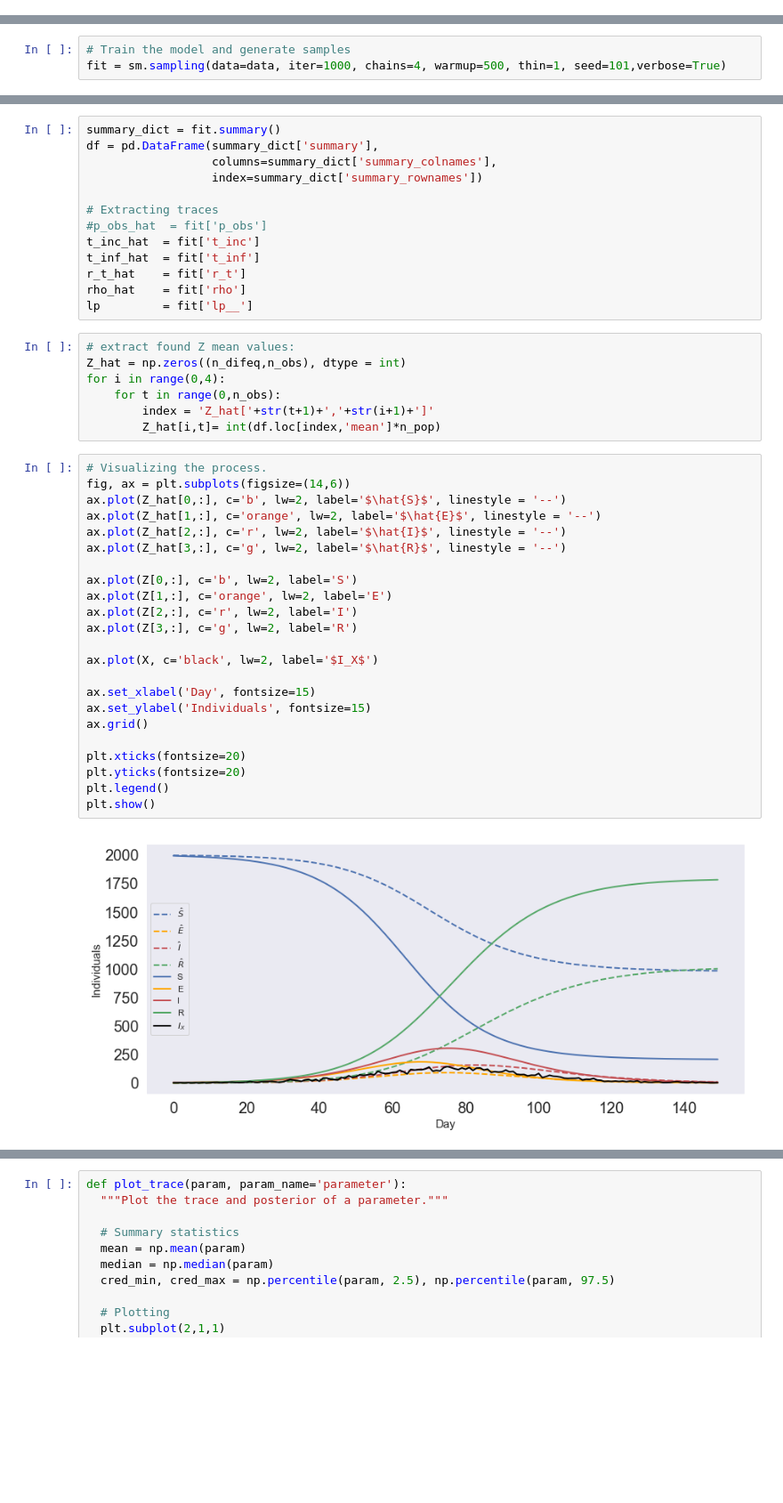
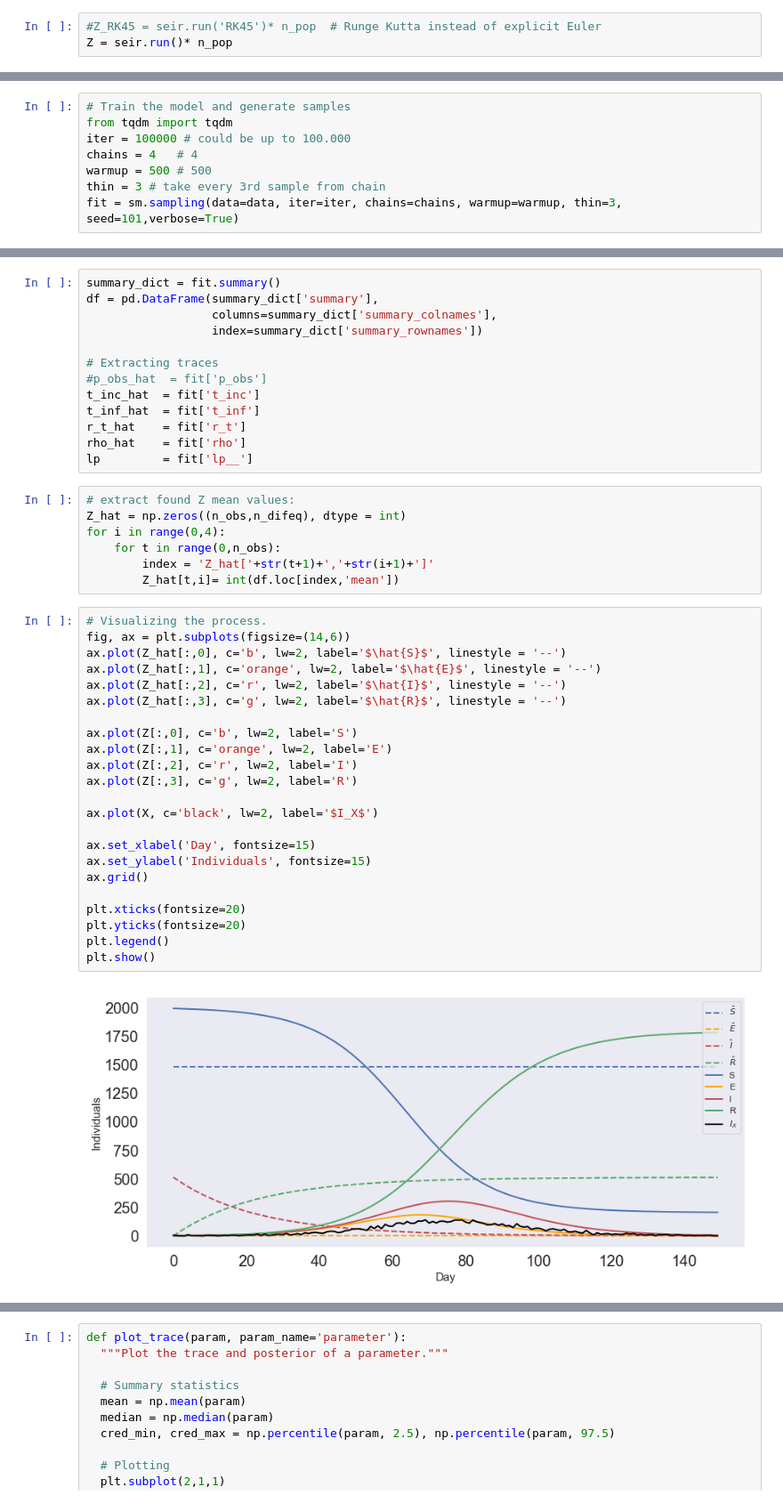
Before and after one commit to paulttt/SARS-CoV-2, a Jupyter notebook: HMM.ipynb, the cells around one changed output, grey strips where cells are left out. Shown at 89% size. Saved outputs shown, nothing was run; the diff lists cells and outputs as text; blank space fills up the shorter version.

```diff
--- a/HMM.ipynb
+++ b/HMM.ipynb
@@ -212 +284,4 @@ For now sample the data from an idealistic model:
+# %%
+#Z_RK45 = seir.run('RK45')* n_pop  # Runge Kutta instead of explicit Euler
+Z = seir.run()* n_pop
 # %%
@@ -275,7 +329,12 @@ data = {'n_obs': n_obs, 'n_theta': n_theta, 'n_difeq': n_difeq, 'n_pop':n_pop, '
 ### Train the model with the data
 # %%
 # Train the model and generate samples
-fit = sm.sampling(data=data, iter=1000, chains=4, warmup=500, thin=1, seed=101,verbose=True)
+from tqdm import tqdm
+iter = 100000 # could be up to 100.000
+chains = 4   # 4
+warmup = 500 # 500
+thin = 3 # take every 3rd sample from chain
+fit = sm.sampling(data=data, iter=iter, chains=chains, warmup=warmup, thin=3, seed=101,verbose=True)
 # %% [output]
 WARNING:pystan:n_eff / iter below 0.001 indicates that the effective sample size has likely been overestimated
 WARNING:pystan:Rhat above 1.1 or below 0.9 indicates that the chains very likely have not mixed
@@ -319,35 +383,35 @@ rho_hat    = fit['rho']
 lp         = fit['lp__']
 # %%
 # extract found Z mean values:
-Z_hat = np.zeros((n_difeq,n_obs), dtype = int)
+Z_hat = np.zeros((n_obs,n_difeq), dtype = int)
 for i in range(0,4):
     for t in range(0,n_obs):
         index = 'Z_hat['+str(t+1)+','+str(i+1)+']'
-        Z_hat[i,t]= int(df.loc[index,'mean']*n_pop)
+        Z_hat[t,i]= int(df.loc[index,'mean'])
 # %%
 # Visualizing the process.
 fig, ax = plt.subplots(figsize=(14,6))
-ax.plot(Z_hat[0,:], c='b', lw=2, label='$\hat{S}$', linestyle = '--')
-ax.plot(Z_hat[1,:], c='orange', lw=2, label='$\hat{E}$', linestyle = '--')
-ax.plot(Z_hat[2,:], c='r', lw=2, label='$\hat{I}$', linestyle = '--')
-ax.plot(Z_hat[3,:], c='g', lw=2, label='$\hat{R}$', linestyle = '--')
+ax.plot(Z_hat[:,0], c='b', lw=2, label='$\hat{S}$', linestyle = '--')
+ax.plot(Z_hat[:,1], c='orange', lw=2, label='$\hat{E}$', linestyle = '--')
+ax.plot(Z_hat[:,2], c='r', lw=2, label='$\hat{I}$', linestyle = '--')
+ax.plot(Z_hat[:,3], c='g', lw=2, label='$\hat{R}$', linestyle = '--')
 
-ax.plot(Z[0,:], c='b', lw=2, label='S')
-ax.plot(Z[1,:], c='orange', lw=2, label='E')
-ax.plot(Z[2,:], c='r', lw=2, label='I')
-ax.plot(Z[3,:], c='g', lw=2, label='R')
+ax.plot(Z[:,0], c='b', lw=2, label='S')
+ax.plot(Z[:,1], c='orange', lw=2, label='E')
+ax.plot(Z[:,2], c='r', lw=2, label='I')
+ax.plot(Z[:,3], c='g', lw=2, label='R')
 
 ax.plot(X, c='black', lw=2, label='$I_X$')
 
 ax.set_xlabel('Day', fontsize=15)
 ax.set_ylabel('Individuals', fontsize=15)
 ax.grid()
 
 plt.xticks(fontsize=20)
 plt.yticks(fontsize=20)
 plt.legend()
 plt.show()
 # %% [output]
-[figure, old version]
+[figure, new version]
 # %%
 df
```
Also changed, not shown: parts of 11 cells of this notebook, 3 other files.
